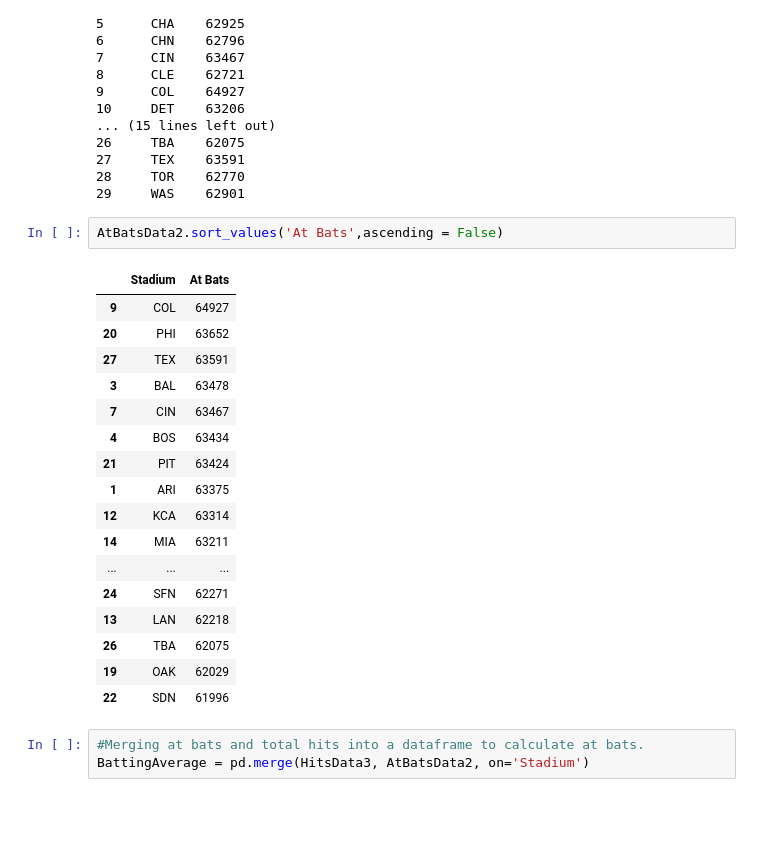
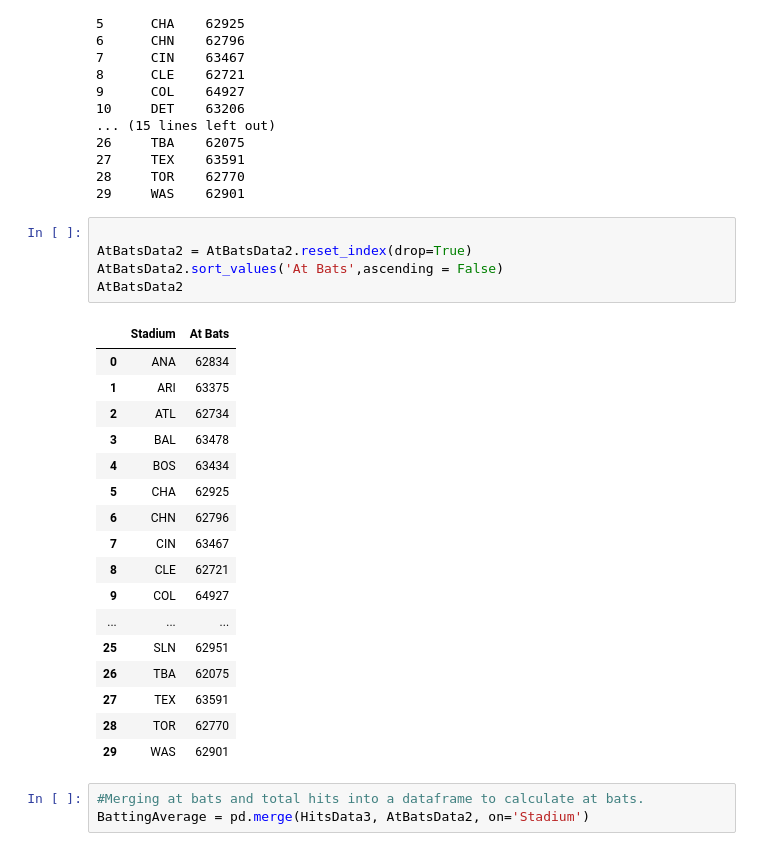
Before and after one commit to SamBusser30/Park_Factor-, a Jupyter notebook: Project_Code/Batting Average.ipynb, the cells around one changed output. Saved outputs shown, nothing was run; the diff lists cells and outputs as text; blank space fills up the shorter version.

```diff
--- a/Project_Code/Batting Average.ipynb
+++ b/Project_Code/Batting Average.ipynb
@@ -273,25 +273,28 @@ print(AtBatsData2)
 28     TOR    62770
 29     WAS    62901
 # %%
+
+AtBatsData2 = AtBatsData2.reset_index(drop=True)
 AtBatsData2.sort_values('At Bats',ascending = False)
+AtBatsData2
 # %% [output]
 |  | Stadium | At Bats |
+| 0 | ANA | 62834 |
+| 1 | ARI | 63375 |
+| 2 | ATL | 62734 |
+| 3 | BAL | 63478 |
+| 4 | BOS | 63434 |
+| 5 | CHA | 62925 |
+| 6 | CHN | 62796 |
+| 7 | CIN | 63467 |
+| 8 | CLE | 62721 |
 | 9 | COL | 64927 |
-| 20 | PHI | 63652 |
+| ... | ... | ... |
+| 25 | SLN | 62951 |
+| 26 | TBA | 62075 |
 | 27 | TEX | 63591 |
-| 3 | BAL | 63478 |
-| 7 | CIN | 63467 |
-| 4 | BOS | 63434 |
-| 21 | PIT | 63424 |
-| 1 | ARI | 63375 |
-| 12 | KCA | 63314 |
-| 14 | MIA | 63211 |
-| ... | ... | ... |
-| 24 | SFN | 62271 |
-| 13 | LAN | 62218 |
-| 26 | TBA | 62075 |
-| 19 | OAK | 62029 |
-| 22 | SDN | 61996 |
+| 28 | TOR | 62770 |
+| 29 | WAS | 62901 |
 # %%
 #Merging at bats and total hits into a dataframe to calculate at bats.
 BattingAverage = pd.merge(HitsData3, AtBatsData2, on='Stadium')
```
Also changed, not shown: parts of 9 cells of this notebook.
